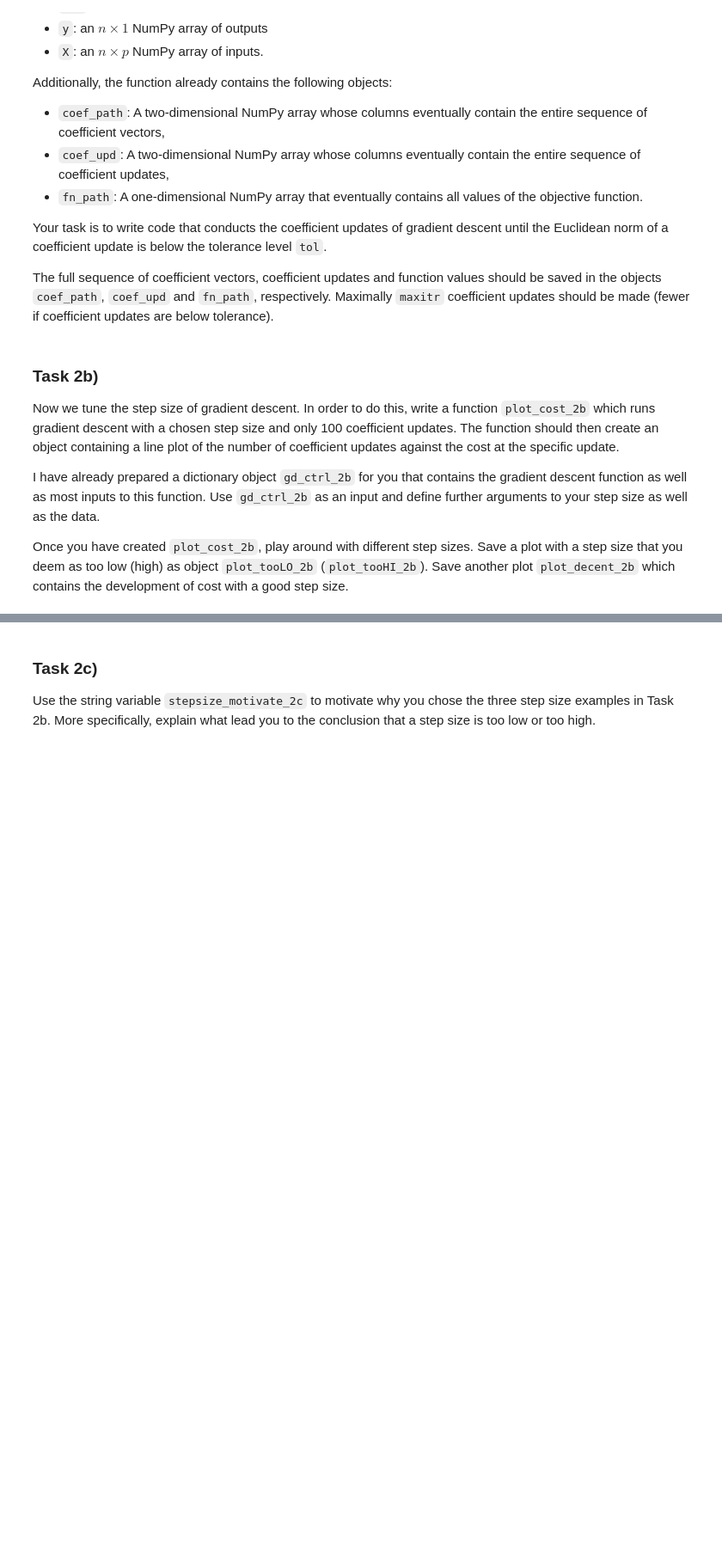
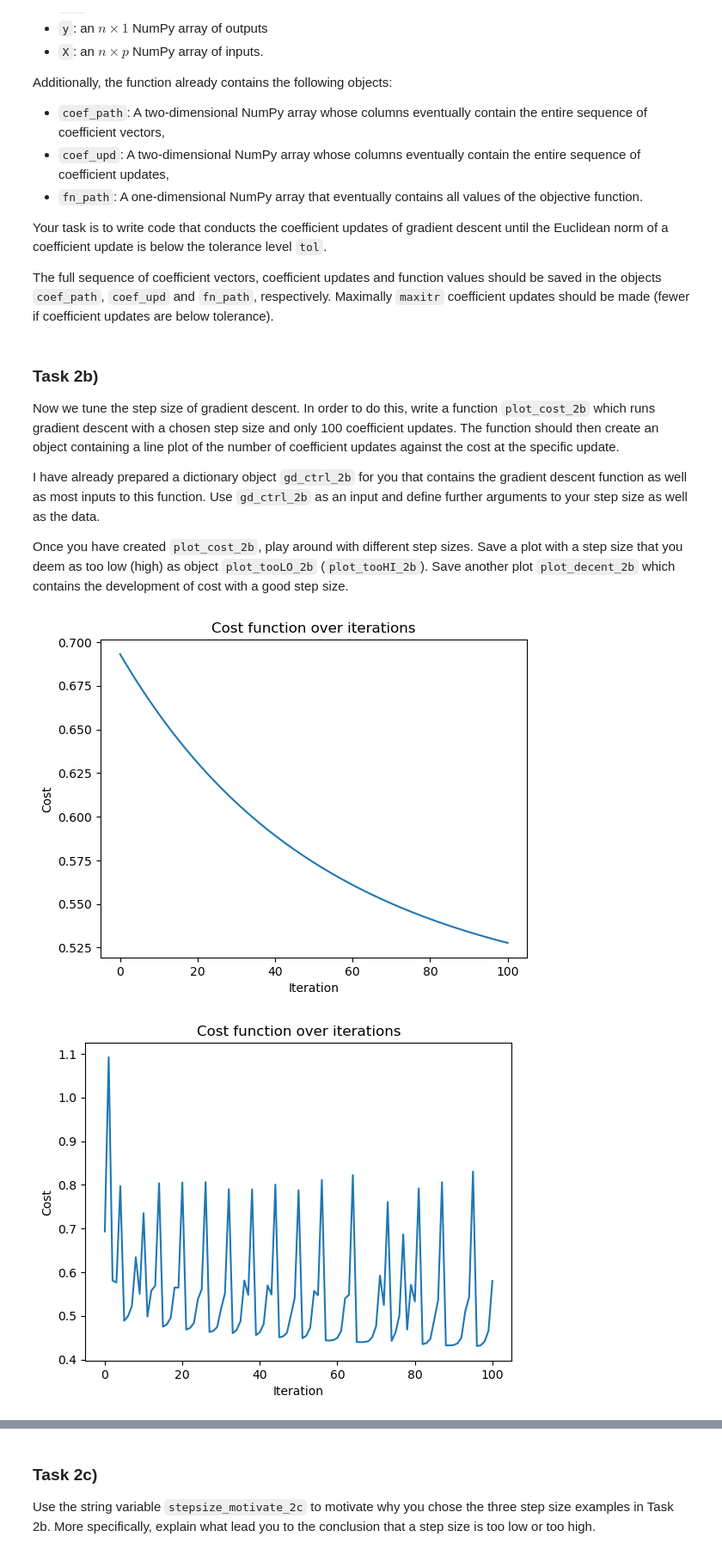
Before and after one commit to manswirfelt/assignment4, a Jupyter notebook: Assignment_5/DABN13_Assignment5_py_template.ipynb, the cells around one changed output, grey strips where cells are left out. Shown: that part at 86% size. Saved outputs shown, nothing was run; the diff lists cells and outputs as text; code cells hidden in the pictures; blank space fills up the shorter version.

```diff
--- a/Assignment_5/DABN13_Assignment5_py_template.ipynb
+++ b/Assignment_5/DABN13_Assignment5_py_template.ipynb
@@ -166,7 +185,16 @@ def grad_desc(par, fn, gr, stepsize, maxitr=5000, tol=1e-6, y=None, X=None):
     fn_path   = [fn(theta=par, X=X, y=y)]
 
     # Start writing stuff here
-    ??
+    itr = 0
+    while itr < maxitr:
+        itr += 1
+        gradient = gr(theta=par, X=X, y=y)
+        par = par - stepsize * gradient
+        coef_path = np.append(coef_path, par[:, None], axis=1)
+        coef_upd = np.append(coef_upd, stepsize * gradient[:, None], axis=1)
+        fn_path.append(fn(theta=par, X=X, y=y))
+        if np.linalg.norm(coef_upd[:, -1]) < tol:
+            break
 
     # Don't change anything here
     return {
@@ -187,17 +215,36 @@ Once you have created `plot_cost_2b`, play around with different step sizes. Sav
 # %%
 gd_ctrl_2b = {
     'par': np.array([0, 0, 0]),
     'fn': cost_logistic_1a,
     'gr': grad_logistic_1b,
     'gd_fun': grad_desc,
     'maxitr': 100
 }
 
-??
+def plot_cost_2b(gd_ctrl_2b, stepsize = 0.01):
+    gd_result = gd_ctrl_2b['gd_fun'](
+        par = gd_ctrl_2b['par'],
+        fn = gd_ctrl_2b['fn'],
+        gr = gd_ctrl_2b['gr'],
+        stepsize = stepsize,
+        maxitr = gd_ctrl_2b['maxitr'],
+        y = y,
+        X = X
+    )
+    plt.plot(np.arange(gd_result['itr'] + 1), gd_result['fun_path'])
+    plt.xlabel('Iteration')
+    plt.ylabel('Cost')
+    plt.title('Cost function over iterations')
+    plt.show()
 
-# Step size too low:
-??
-# Step size too high:
-??
-# Steo size quite ok:
-??
+
+
+# Step size too low: 0.001
+plot_cost_2b(gd_ctrl_2b, stepsize = 0.001)
+# Step size too high: 0.5
+plot_cost_2b(gd_ctrl_2b, stepsize = 0.5)
+# Step size quite ok:0.15
+plot_cost_2b(gd_ctrl_2b, stepsize = 0.1)
+# %% [output]
+[figure, added]
+[figure, added]
```
Also changed, not shown: parts of 10 cells of this notebook.
